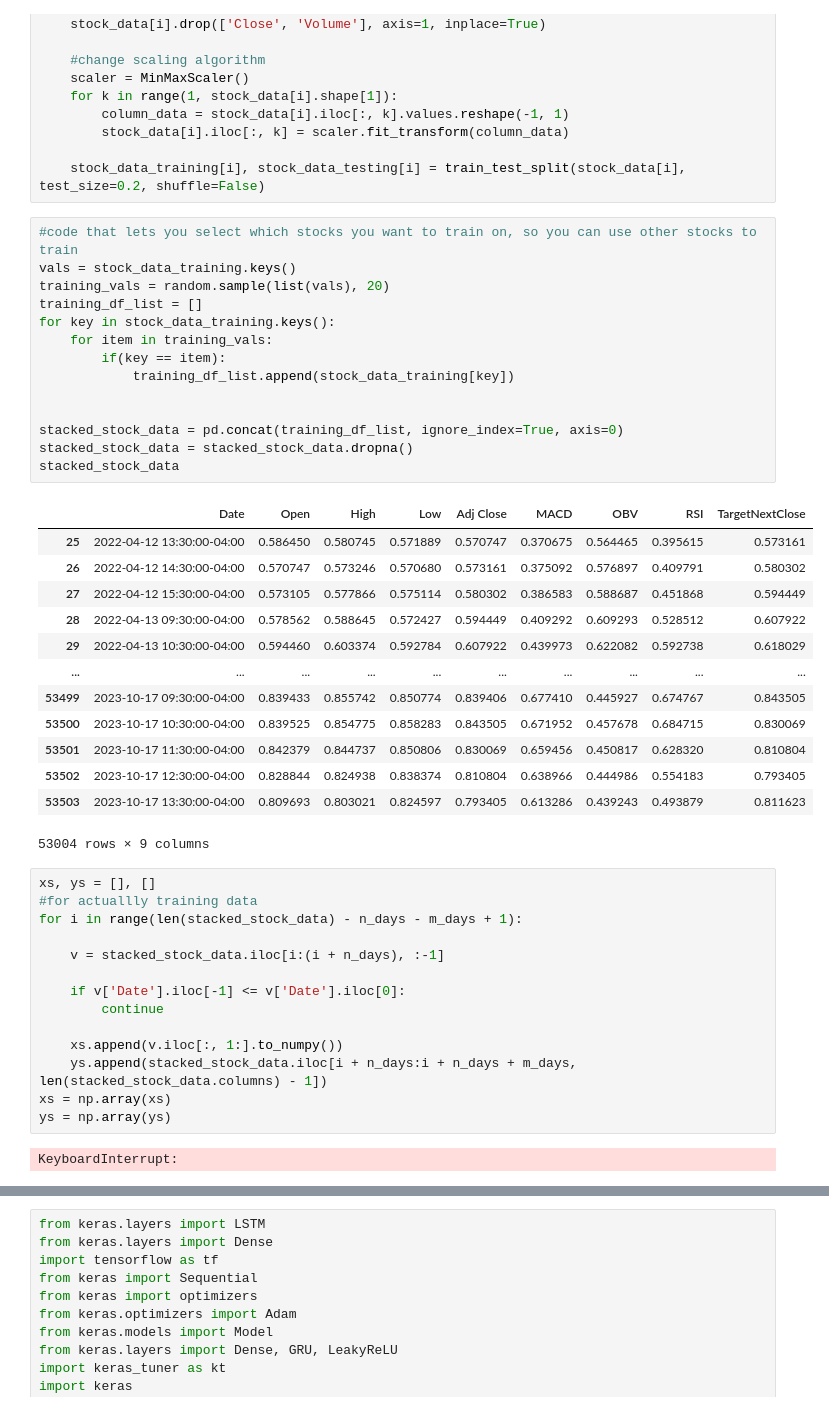
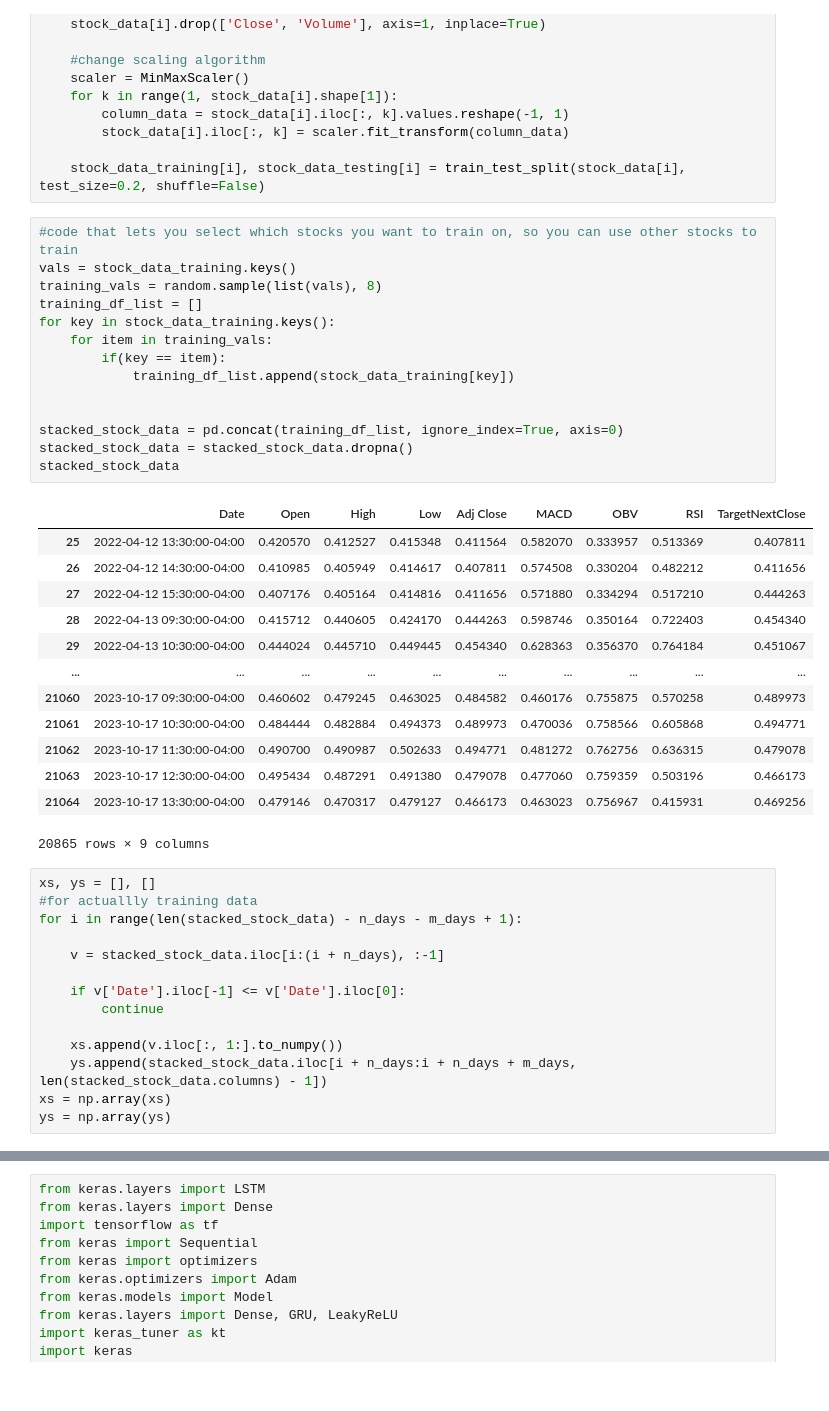
Before and after one commit to kwandji113/Algorithmic-Trading-Bot-, a Jupyter notebook: Test.ipynb, the cells around one changed output, grey strips where cells are left out. Cells and saved outputs as stored; diff of their text form.

```diff
--- a/Test.ipynb
+++ b/Test.ipynb
@@ -55,31 +55,31 @@ for i in stock_data.keys():
 # %%
 #code that lets you select which stocks you want to train on, so you can use other stocks to train
 vals = stock_data_training.keys()
-training_vals = random.sample(list(vals), 20)
+training_vals = random.sample(list(vals), 8)
 training_df_list = []
 for key in stock_data_training.keys():
     for item in training_vals:
         if(key == item):
             training_df_list.append(stock_data_training[key])
 
 
 stacked_stock_data = pd.concat(training_df_list, ignore_index=True, axis=0)
 stacked_stock_data = stacked_stock_data.dropna()
 stacked_stock_data
 # %% [output]
 |  | Date | Open | High | Low | Adj Close | MACD | OBV | RSI | TargetNextClose |
-| 25 | 2022-04-12 13:30:00-04:00 | 0.586450 | 0.580745 | 0.571889 | 0.570747 | 0.370675 | 0.564465 | 0.395615 | 0.573161 |
-| 26 | 2022-04-12 14:30:00-04:00 | 0.570747 | 0.573246 | 0.570680 | 0.573161 | 0.375092 | 0.576897 | 0.409791 | 0.580302 |
-| 27 | 2022-04-12 15:30:00-04:00 | 0.573105 | 0.577866 | 0.575114 | 0.580302 | 0.386583 | 0.588687 | 0.451868 | 0.594449 |
-| 28 | 2022-04-13 09:30:00-04:00 | 0.578562 | 0.588645 | 0.572427 | 0.594449 | 0.409292 | 0.609293 | 0.528512 | 0.607922 |
-| 29 | 2022-04-13 10:30:00-04:00 | 0.594460 | 0.603374 | 0.592784 | 0.607922 | 0.439973 | 0.622082 | 0.592738 | 0.618029 |
+| 25 | 2022-04-12 13:30:00-04:00 | 0.420570 | 0.412527 | 0.415348 | 0.411564 | 0.582070 | 0.333957 | 0.513369 | 0.407811 |
+| 26 | 2022-04-12 14:30:00-04:00 | 0.410985 | 0.405949 | 0.414617 | 0.407811 | 0.574508 | 0.330204 | 0.482212 | 0.411656 |
+| 27 | 2022-04-12 15:30:00-04:00 | 0.407176 | 0.405164 | 0.414816 | 0.411656 | 0.571880 | 0.334294 | 0.517210 | 0.444263 |
+| 28 | 2022-04-13 09:30:00-04:00 | 0.415712 | 0.440605 | 0.424170 | 0.444263 | 0.598746 | 0.350164 | 0.722403 | 0.454340 |
+| 29 | 2022-04-13 10:30:00-04:00 | 0.444024 | 0.445710 | 0.449445 | 0.454340 | 0.628363 | 0.356370 | 0.764184 | 0.451067 |
 | ... | ... | ... | ... | ... | ... | ... | ... | ... | ... |
-| 53499 | 2023-10-17 09:30:00-04:00 | 0.839433 | 0.855742 | 0.850774 | 0.839406 | 0.677410 | 0.445927 | 0.674767 | 0.843505 |
-| 53500 | 2023-10-17 10:30:00-04:00 | 0.839525 | 0.854775 | 0.858283 | 0.843505 | 0.671952 | 0.457678 | 0.684715 | 0.830069 |
-| 53501 | 2023-10-17 11:30:00-04:00 | 0.842379 | 0.844737 | 0.850806 | 0.830069 | 0.659456 | 0.450817 | 0.628320 | 0.810804 |
-| 53502 | 2023-10-17 12:30:00-04:00 | 0.828844 | 0.824938 | 0.838374 | 0.810804 | 0.638966 | 0.444986 | 0.554183 | 0.793405 |
-| 53503 | 2023-10-17 13:30:00-04:00 | 0.809693 | 0.803021 | 0.824597 | 0.793405 | 0.613286 | 0.439243 | 0.493879 | 0.811623 |
+| 21060 | 2023-10-17 09:30:00-04:00 | 0.460602 | 0.479245 | 0.463025 | 0.484582 | 0.460176 | 0.755875 | 0.570258 | 0.489973 |
+| 21061 | 2023-10-17 10:30:00-04:00 | 0.484444 | 0.482884 | 0.494373 | 0.489973 | 0.470036 | 0.758566 | 0.605868 | 0.494771 |
+| 21062 | 2023-10-17 11:30:00-04:00 | 0.490700 | 0.490987 | 0.502633 | 0.494771 | 0.481272 | 0.762756 | 0.636315 | 0.479078 |
+| 21063 | 2023-10-17 12:30:00-04:00 | 0.495434 | 0.487291 | 0.491380 | 0.479078 | 0.477060 | 0.759359 | 0.503196 | 0.466173 |
+| 21064 | 2023-10-17 13:30:00-04:00 | 0.479146 | 0.470317 | 0.479127 | 0.466173 | 0.463023 | 0.756967 | 0.415931 | 0.469256 |
-53004 rows × 9 columns
+20865 rows × 9 columns
 # %%
 xs, ys = [], []
 #for actuallly training data
@@ -94,8 +94,6 @@ for i in range(len(stacked_stock_data) - n_days - m_days + 1):
     ys.append(stacked_stock_data.iloc[i + n_days:i + n_days + m_days, len(stacked_stock_data.columns) - 1])
 xs = np.array(xs)
 ys = np.array(ys)
-# %% [output]
-KeyboardInterrupt:
 # %%
 xs[0]
 # %% [output]
```
Also changed, not shown: parts of 6 cells of this notebook.
